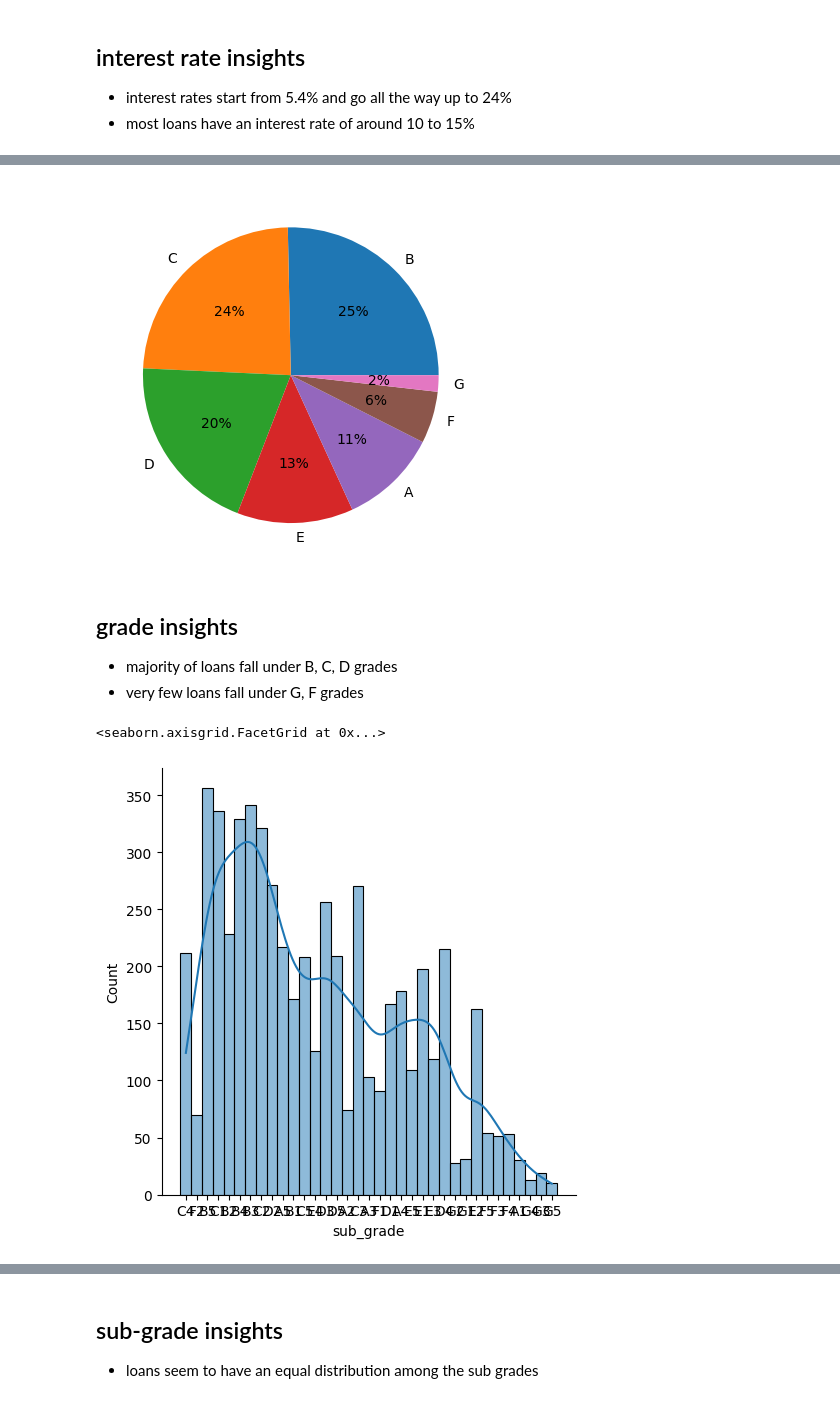
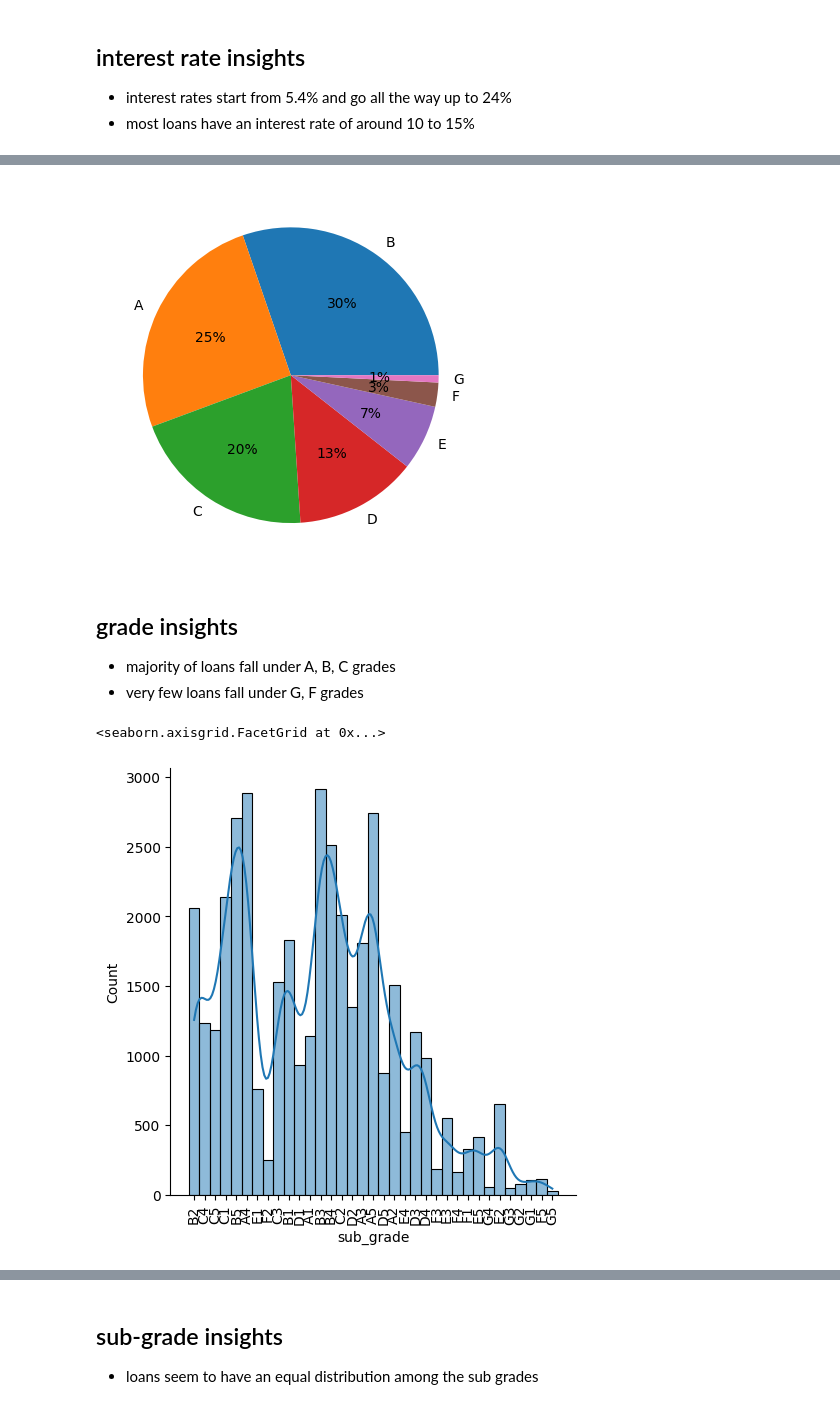
Before and after one commit to udaykirankavaturu/lending-club-case-study, a Jupyter notebook: uday_kiran_kavaturu.ipynb, the cells around one changed output, grey strips where cells are left out. Cells and saved outputs as stored; diff of their text form; code cells hidden in the pictures.

```diff
--- a/uday_kiran_kavaturu.ipynb
+++ b/uday_kiran_kavaturu.ipynb
@@ -320,16 +321,16 @@ sns.displot(data=charged_off_loans_df, x="grade", kde=True)
 # %%
-grades = charged_off_loans_df['grade'].value_counts()
+grades = df['grade'].value_counts()
 plt.pie(grades,labels=grades.index,autopct="%.0f%%");
 # %% [output]
-[figure, old version]
+[figure, new version]
 # %% [markdown]
 ## grade insights
-- majority of loans fall under B, C, D grades
+- majority of loans fall under A, B, C grades
 - very few loans fall under G, F grades
 # %%
 # sub grade
-sns.displot(data=charged_off_loans_df, x="sub_grade", kde=True)
+sns.displot(data=df, x="sub_grade", kde=True).set_xticklabels(rotation=90)
 # %% [output]
 <seaborn.axisgrid.FacetGrid at 0x...>
-[figure, old version]
+[figure, new version]
 # %%
```
Also changed, not shown: parts of 58 cells of this notebook.
